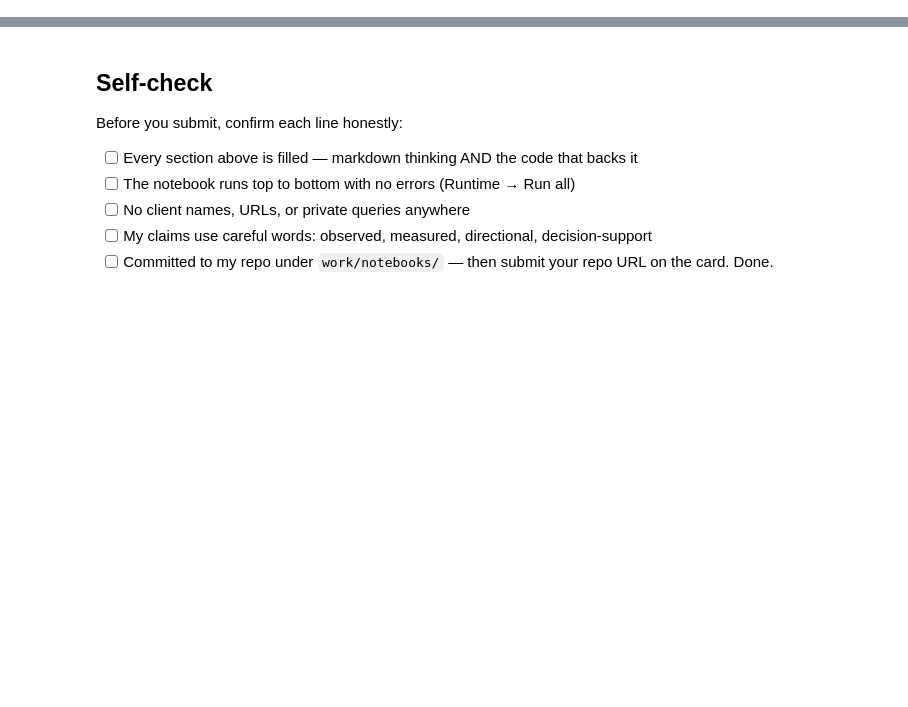
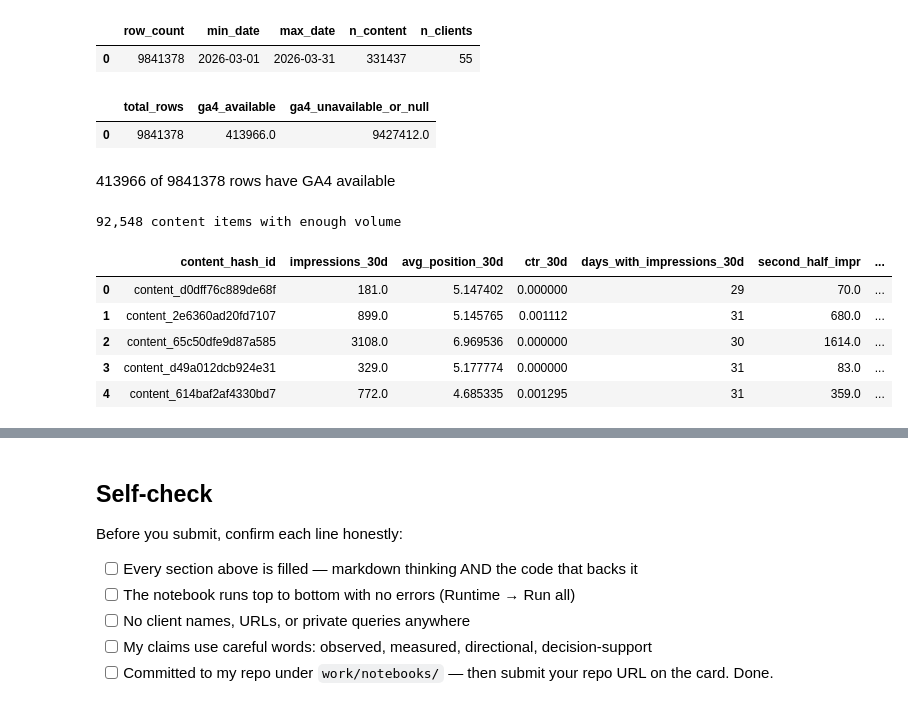
Before and after one commit to 13aakash/flyrank-ml-internship, a Jupyter notebook: work/notebooks/w03_data_contract.ipynb, the cells around one changed output, grey strips where cells are left out. Drawn from its saved outputs; the diff is of its cells as text; code cells hidden in the pictures; blank space fills up the shorter version.

```diff
--- a/work/notebooks/w03_data_contract.ipynb
+++ b/work/notebooks/w03_data_contract.ipynb
@@ -19,0 +91,57 @@ This skeleton is yours to fill. Work the sections **in order** — each one has
+# %%
+#@title Code cell A — row count + date span
+# This cell is for CODE (numbers, a query, a check).
+# Write your text answer in the cell ABOVE this one — typing sentences here breaks Run All.
+q2 = con.sql(f"""
+    SELECT COUNT(*) AS row_count,
+           MIN(report_date) AS min_date, MAX(report_date) AS max_date,
+           COUNT(DISTINCT content_hash_id) AS n_content,
+           COUNT(DISTINCT client_hash_id) AS n_clients
+    FROM {fact_daily}
+""").df()
+q2
+# %% [output]
+|  | row_count | min_date | max_date | n_content | n_clients |
+| 0 | 9841378 | 2026-03-01 | 2026-03-31 | 331437 | 55 |
+# %%
+#@title Code cell B — availability with IS TRUE
+q3 = con.sql(f"""
+    SELECT
+      COUNT(*) AS total_rows,
+      SUM(CASE WHEN ga4_data_available IS TRUE THEN 1 ELSE 0 END) AS ga4_available,
+      SUM(CASE WHEN ga4_data_available IS NOT TRUE THEN 1 ELSE 0 END) AS ga4_unavailable_or_null
+    FROM {fact_daily}
+""").df()
+q3
+# %% [output]
+|  | total_rows | ga4_available | ga4_unavailable_or_null |
+| 0 | 9841378 | 413966.0 | 9427412.0 |
+# %% [markdown]
+413966 of 9841378 rows have GA4 available
+# %%
+#@title Code cell C — build the 5-feature frame
+features = con.sql(f"""
+    SELECT
+        content_hash_id,
+        SUM(gsc_impressions) AS impressions_30d,
+        AVG(gsc_avg_position) AS avg_position_30d,
+        SUM(gsc_clicks) / NULLIF(SUM(gsc_impressions), 0) AS ctr_30d,
+        COUNT(DISTINCT CASE WHEN gsc_impressions > 0 THEN report_date END) AS days_with_impressions_30d,
+        SUM(CASE WHEN report_date >= DATE '2026-03-16' THEN gsc_impressions ELSE 0 END) AS second_half_impr,
+        SUM(CASE WHEN report_date <  DATE '2026-03-16' THEN gsc_impressions ELSE 0 END) AS first_half_impr
+    FROM {fact_daily}
+    GROUP BY content_hash_id
+    HAVING first_half_impr >= 50
+""").df()
+
+features['momentum_ratio'] = features['second_half_impr'] / features['first_half_impr']
+print(f"{len(features):,} content items with enough volume")
+features.head()
+# %% [output]
+92,548 content items with enough volume
+|  | content_hash_id | impressions_30d | avg_position_30d | ctr_30d | days_with_impressions_30d | second_half_impr | ... |
+| 0 | content_d0dff76c889de68f | 181.0 | 5.147402 | 0.000000 | 29 | 70.0 | ... |
+| 1 | content_2e6360ad20fd7107 | 899.0 | 5.145765 | 0.001112 | 31 | 680.0 | ... |
+| 2 | content_65c50dfe9d87a585 | 3108.0 | 6.969536 | 0.000000 | 30 | 1614.0 | ... |
+| 3 | content_d49a012dcb924e31 | 329.0 | 5.177774 | 0.000000 | 31 | 83.0 | ... |
+| 4 | content_614baf2af4330bd7 | 772.0 | 4.685335 | 0.001295 | 31 | 359.0 | ... |
```
Also changed, not shown: parts of 15 cells of this notebook.
